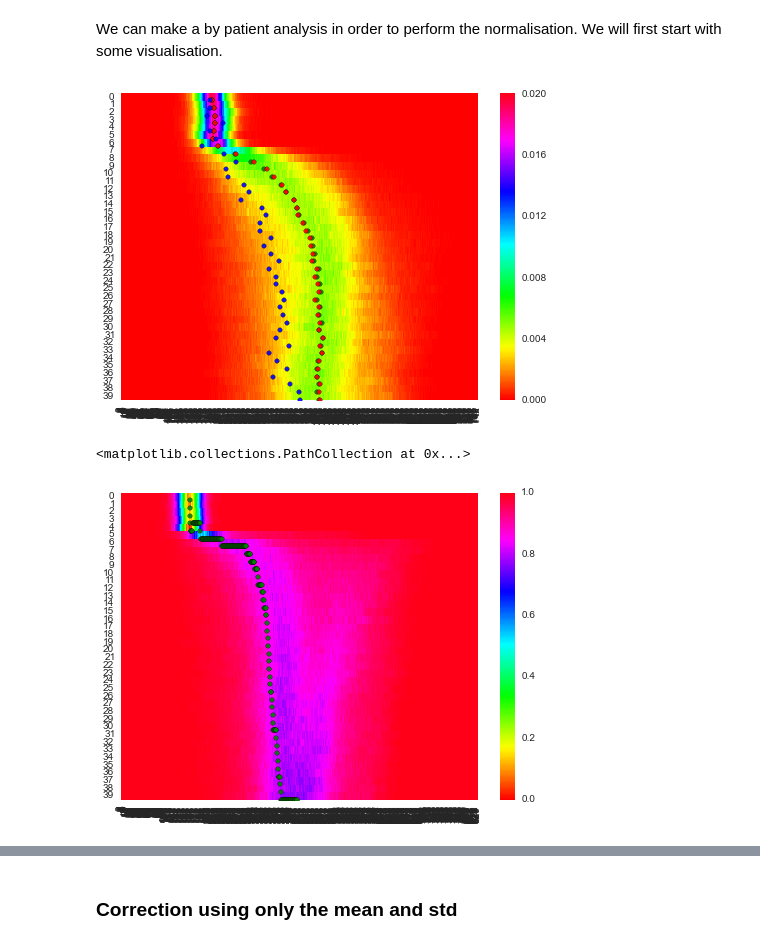
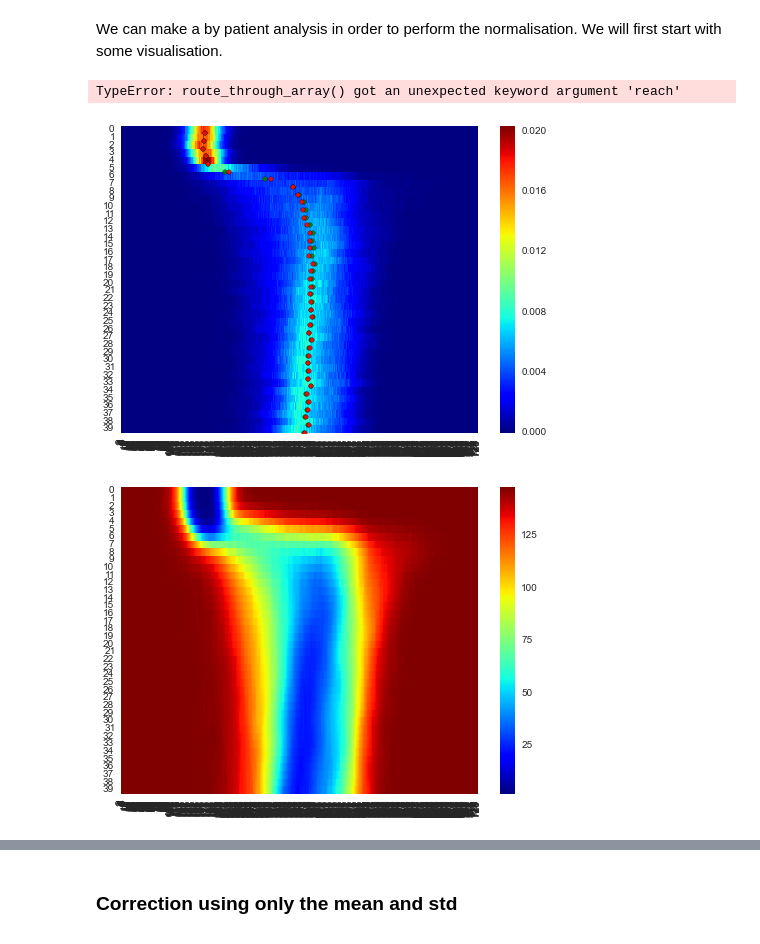
Before and after one commit to I2Cvb/prostate, a Jupyter notebook: notebook/normalisation-dce.ipynb, the cells around one changed output, grey strips where cells are left out. Cells and saved outputs as stored; diff of their text form; code cells hidden in the pictures.

Commit message:
Working on the shortest path

```diff
--- a/notebook/normalisation-dce.ipynb
+++ b/notebook/normalisation-dce.ipynb
@@ -82,11 +90,11 @@ class Patient(object):
             self.mean_data_serie.append(np.mean(self.data[:, serie]))
             self.std_data_serie.append(np.std(self.data[:, serie]))
             self.median_data_serie.append(np.ravel(np.median(self.data[:, serie], axis=0)))
-            tmp_mode, tmp_idx = mode(self.data[:, serie], axis=None)
-            self.mode_data_serie.append(np.ravel(tmp_mode)[0])
+            #tmp_mode, tmp_idx = mode(self.data[:, serie], axis=None)
+            #self.mode_data_serie.append(np.ravel(tmp_mode)[0])
 
-            print serie
-            print self.mode_data_serie
+            #print serie
+            #print self.mode_data_serie
 
             # Find the index of the mean and the median for this serie
             ##### WRONG
@@ -141,7 +131,7 @@ for pt in range(np.size(patient_sizes)):
 We can make a by patient analysis in order to perform the normalisation. We will first start with some visualisation.
 # %%
 # Define the index of the patient to visualise
-pat_vis = 0
+pat_vis = 3
 
 pat_heatmap = []
 #for pat_vis in range(len(patient_list)):
@@ -162,56 +152,60 @@ for s in range(len(patient_list[pat_vis].pdf_serie)):
                            int(patient_list[pat_vis].max_int_serie[s]))] = patient_list[pat_vis].pdf_serie[s]
 
 stat_median = np.ravel(patient_list[pat_vis].median_data_serie).astype(int)
 stat_mean = np.ravel(patient_list[pat_vis].mean_data_serie).astype(int)
 
-ax = sns.heatmap(heatmap_z_raw, cmap="hsv")
+ax = sns.heatmap(heatmap_z_raw, cmap="jet")
 sns.plt.scatter(np.ravel(patient_list[pat_vis].median_data_serie), np.arange(39, -1, -1), label='mean', c='green', alpha=0.9)
 sns.plt.scatter(np.ravel(patient_list[pat_vis].mean_data_serie), np.arange(39, -1, -1), label='median', c='red', alpha=0.9)
-sns.plt.scatter(np.ravel(patient_list[pat_vis].mode_data_serie), np.arange(39, -1, -1), label='median', c='blue', alpha=0.9)
+#sns.plt.scatter(np.ravel(patient_list[pat_vis].mode_data_serie), np.arange(39, -1, -1), label='median', c='blue', alpha=0.9)
 
 from skimage.graph import route_through_array
+from skimage import img_as_ubyte
 
 # Define the starting and ending seeds
 start = [0, stat_median[0]]
 end = [39, stat_median[-1]]
 
 # Compute the inverse image
+
+from skimage.filters import gaussian_filter
 image = 1. - (heatmap_z_raw / np.max(heatmap_z_raw))
 
+image = gaussian_filter(image, 1.5)
+
+image = np.exp(5*image)
+
+# Adaptive Equalization
+# Contrast stretching
+#p2, p98 = np.percentile(image, (2, 98))
+#image = exposure.rescale_intensity(image, in_range=(p2, p98))
+#image = np.log(exposure.equalize_hist(image))
+
+plt.figure()
+ax = sns.heatmap(image, cmap="jet")
+
 # Find the shortest path
-indices, weight = route_through_array(image, start, end, geometric=False)
+start = [0, stat_median[0]]
+start = [0,0]
+end = [39, stat_median[-1]]
+indices, weight = route_through_array(image, start, end, geometric=True, reach=10)
 indices = np.array(indices).T
 path = np.zeros_like(image)
 path[indices[0], indices[1]] = 1
 
-#sns.plt.scatter(indices[1], np.abs(indices[0]-39), label='mean', c='blue', alpha=0.9)
+p, cots = shortest_path(image)
+
+sns.plt.scatter(indices[1], np.abs(indices[0]-39), label='mean', c='blue', alpha=0.9)
+
+
 
 #plot_data = Data([Heatmap(z=heatmap_z_raw, y=heatmap_y, colorscale='Jet')])
 #layout = Layout(margin=Margin(l=0, r=0, b=0, t=0))
 #plot_data = Data(pat_heatmap)
 # Define a figure
 #fig = Figure(data=plot_data)
 #py.iplot(fig, filename='heatmap-dce')
 # %% [output]
+TypeError: route_through_array() got an unexpected keyword argument 'reach'
-[figure, old version]
+[figure, new version]
+[figure, added]
-# %%
-from skimage.graph import route_through_array
-
-# Define the starting and ending seeds
-start = [0, stat_median[0]]
-end = [39, stat_median[-1]]
-
-# Compute the inverse image
-image = 1. - (heatmap_z_raw / np.max(heatmap_z_raw))
-
-# Find the shortest path
-indices, weight = route_through_array(image, start, end)
-indices = np.array(indices).T
-path = np.zeros_like(image)
-path[indices[0], indices[1]] = 1
-
-ax = sns.heatmap(image, cmap="hsv")
-sns.plt.scatter(indices[1], np.abs(indices[0]-39), label='mean', c='green', alpha=0.9)
-# %% [output]
-<matplotlib.collections.PathCollection at 0x...>
-[figure, removed]
```
Also changed, not shown: parts of 3 cells of this notebook.
